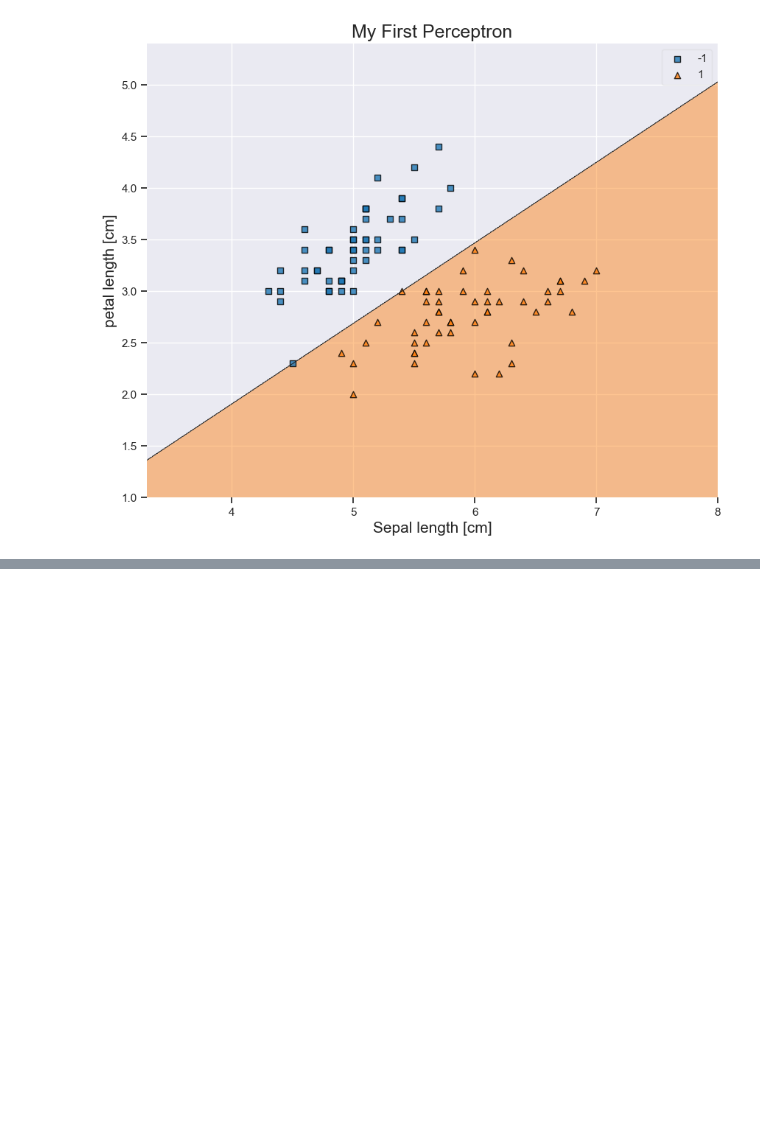
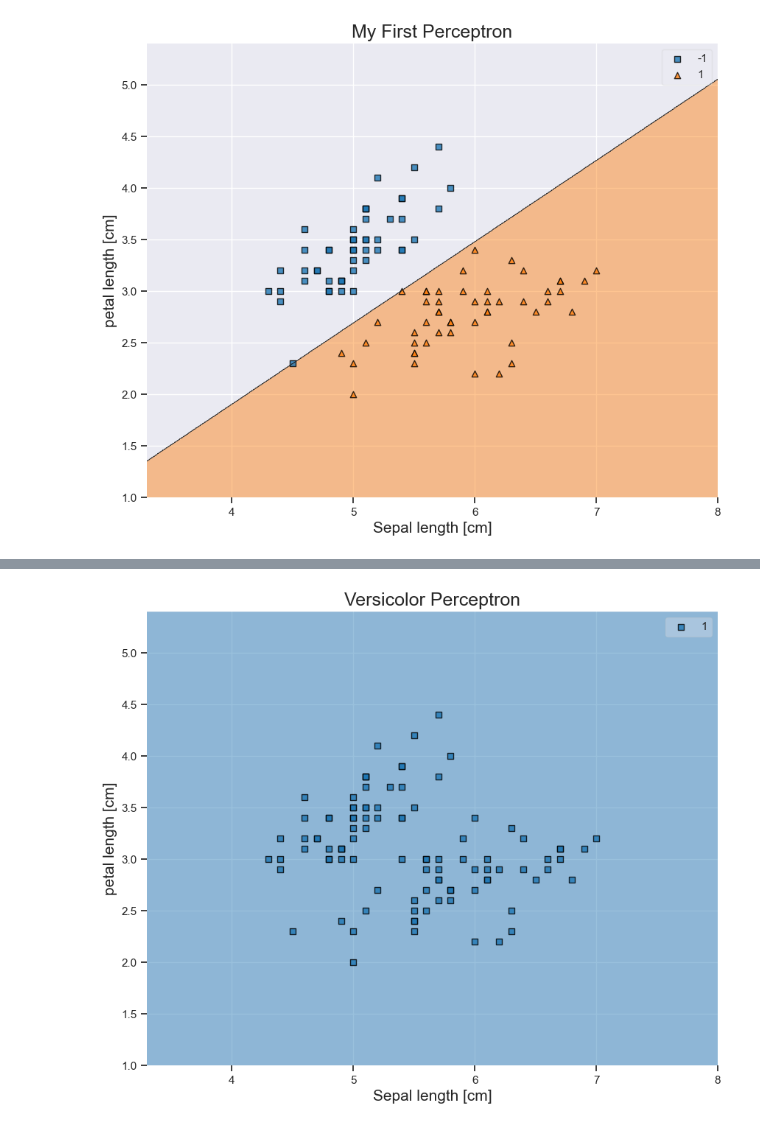
Before and after one commit to ekt5/CMOR-438-Spr-2025, a Jupyter notebook: Supervised Learning/Perceptron Algorithm.ipynb, the cells around one changed output, grey strips where cells are left out. Saved outputs shown, nothing was run; the diff lists cells and outputs as text; code cells hidden in the pictures; blank space fills up the shorter version.

Commit message:
perceptron versicolor & virginica

```diff
--- a/Supervised Learning/Perceptron Algorithm.ipynb
+++ b/Supervised Learning/Perceptron Algorithm.ipynb
@@ -119,9 +119,10 @@ plt.show()
 # %%
-# Store versicolor values in numpy array 'y'
-y = df.iloc[0:100].species.values
 
 # Convert each entry of y with versicolor to -1 and o.w. 1
 y = np.where(y == 'versicolor', -1, 1)
 
 # Store desired feature measurements in matrix 'X'
 X = df[["sepal_length", "sepal_width"]].iloc[0:100].values
+
+# call train method to traint weights and bias of given instance
+clf.train(X, y)
@@ -127,0 +147,10 @@ X = df[["sepal_length", "sepal_width"]].iloc[0:100].values
+# %%
+# Plot visualization for versicolor data
+plt.figure(figsize=(10, 8))
+plot_decision_regions(X, y, clf= clf)
+plt.title("Versicolor Perceptron", fontsize = 18)
+plt.xlabel('Sepal length [cm]', fontsize = 15)
+plt.ylabel('petal length [cm]', fontsize = 15)
+plt.show()
+# %% [output]
+[figure, added]
```
Also changed, not shown: parts of 12 cells of this notebook.
